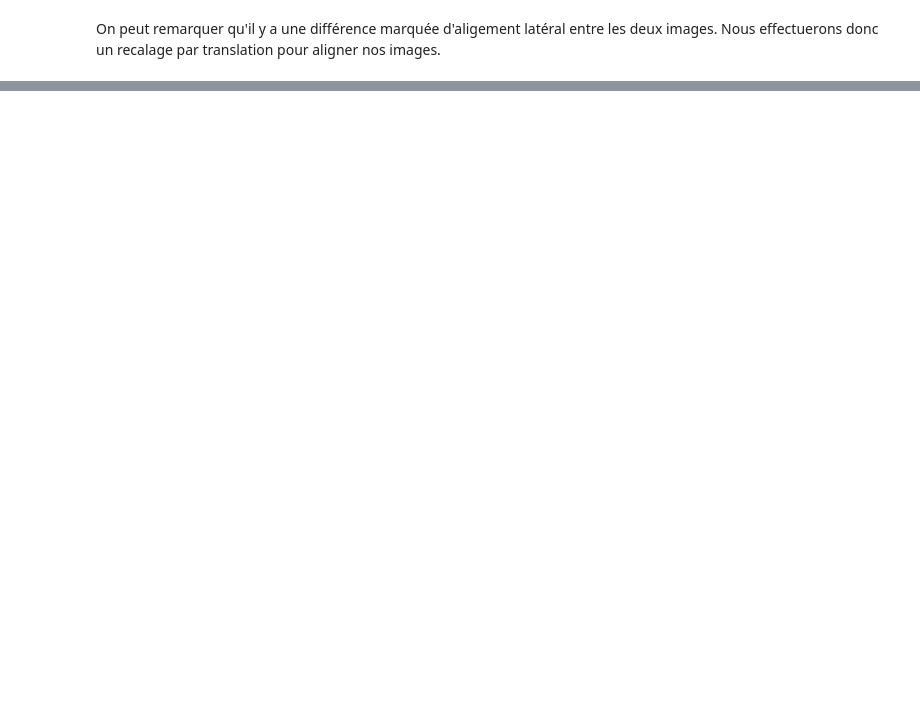
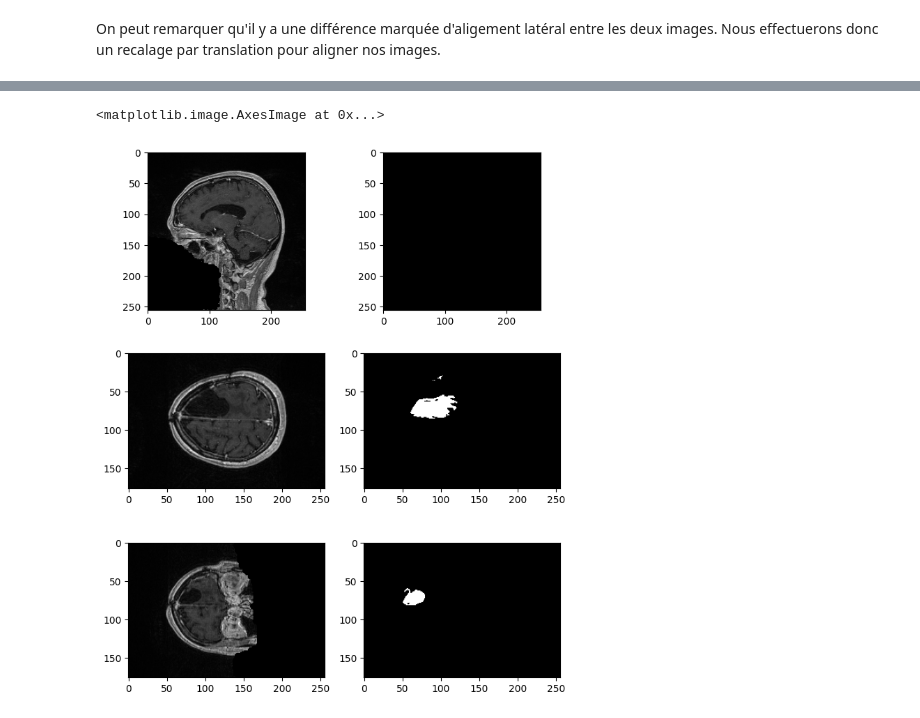
Before and after one commit to TALLEC-Scott/ITKVTK_PROJECT, a Jupyter notebook: Projet_ITK-VTK.ipynb, the cells around one changed output, grey strips where cells are left out. Drawn from its saved outputs; the diff is of its cells as text; code cells hidden in the pictures; blank space fills up the shorter version.

```diff
--- a/Projet_ITK-VTK.ipynb
+++ b/Projet_ITK-VTK.ipynb
@@ -187,0 +187,3 @@ axes[2, 1].imshow(images_1_segmented[:, :, 50], cmap='gray')
+# %%
+images_2_resampled = images_2_resampled.astype(float)
+images_2_resampled = itk.image_from_array(images_2_resampled)
@@ -187,0 +263,36 @@ axes[2, 1].imshow(images_1_segmented[:, :, 50], cmap='gray')
+# %%
+# Perform segmentation on images_2_smoothed
+ConnectedFilterType = itk.ConnectedThresholdImageFilter[itk.Image[itk.F,3], itk.Image[itk.F,3]]
+connectedThreshold = ConnectedFilterType.New()
+
+lower_threshold = 50.
+upper_threshold = 100.
+
+connectedThreshold.SetInput(images_2_smoothed)
+connectedThreshold.SetLower(lower_threshold)
+connectedThreshold.SetUpper(upper_threshold)
+connectedThreshold.SetReplaceValue(255)
+
+index = (100,64,68)
+connectedThreshold.SetSeed(index)
+seed_value = images_2_smoothed.GetPixel((100,64,68))
+
+connectedThreshold.Update()
+
+images_2_segmented = connectedThreshold.GetOutput()
+
+#for i in range(images_2_segmented.shape[0]):
+#    plt.imshow(images_2_segmented[i, :, :], cmap='gray')
+#    plt.axis('off')
+#    plt.show()
+
+fig, axes = plt.subplots(3, 2, figsize=(8, 10))
+axes[0, 0].imshow(images_2[100, :, :], cmap='gray')
+axes[0, 1].imshow(images_2_segmented[100, :, :], cmap='gray')
+axes[1, 0].imshow(images_2[:, 64, :], cmap='gray')
+axes[1, 1].imshow(images_2_segmented[:, 64, :], cmap='gray')
+axes[2, 0].imshow(images_2[:, :, 68], cmap='gray')
+axes[2, 1].imshow(images_2_segmented[:, :, 68], cmap='gray')
+# %% [output]
+<matplotlib.image.AxesImage at 0x...>
+[figure, added]
```
Also changed, not shown: parts of 20 cells of this notebook.
